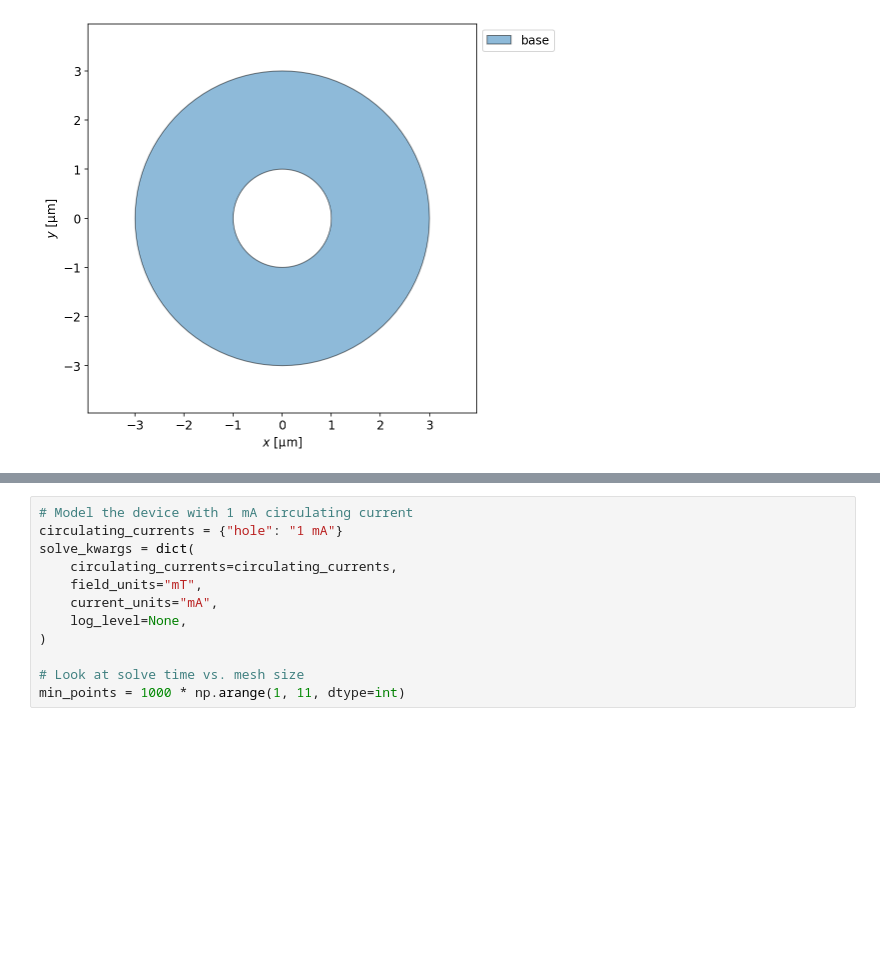
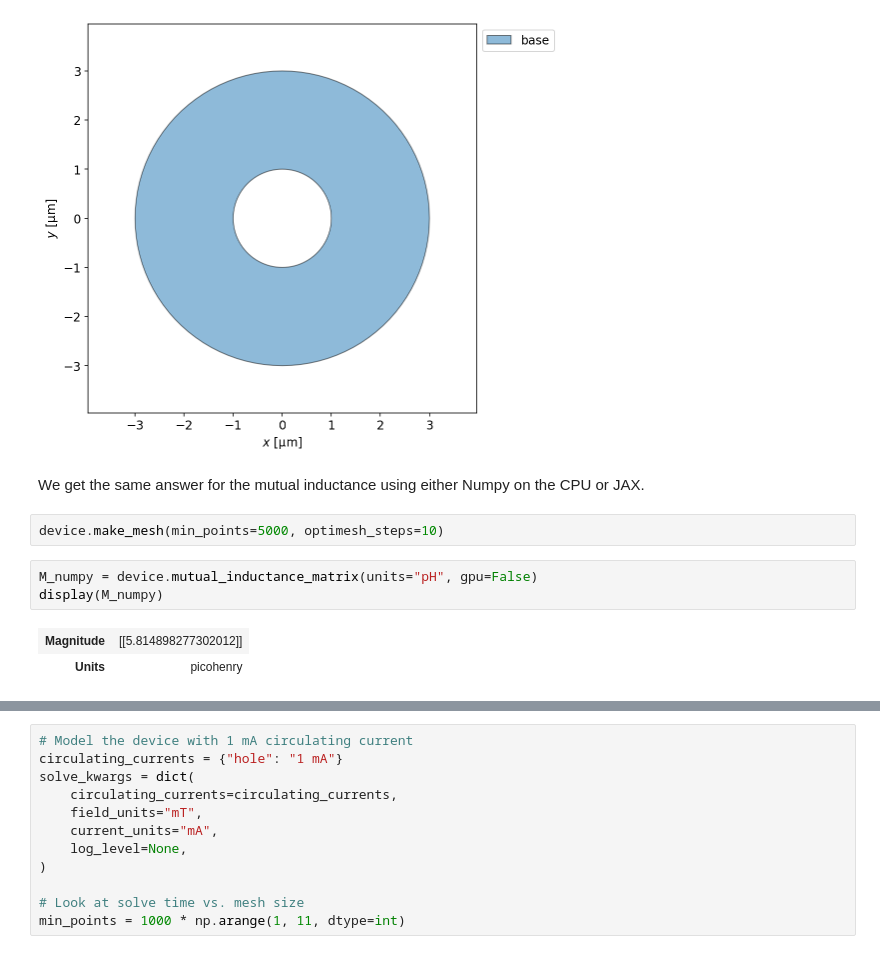
Before and after one commit to loganbvh/superscreen, a Jupyter notebook: docs/notebooks/gpu.ipynb, the cells around one changed output, grey strips where cells are left out. Cells and saved outputs as stored; diff of their text form; blank space fills up the shorter version.

```diff
--- a/docs/notebooks/gpu.ipynb
+++ b/docs/notebooks/gpu.ipynb
@@ -125,3 +128,13 @@ device.solve_dtype = "float32"
 fig, ax = device.draw(exclude="bounding_box", legend=True)
 # %% [output]
 [figure]
+# %% [markdown]
+We get the same answer for the mutual inductance using either Numpy on the CPU or JAX.
+# %%
+device.make_mesh(min_points=5000, optimesh_steps=10)
+# %%
+M_numpy = device.mutual_inductance_matrix(units="pH", gpu=False)
+display(M_numpy)
+# %% [output]
+| Magnitude | [[5.814898277302012]] |
+| Units | picohenry |
```
Also changed, not shown: parts of 23 cells of this notebook.
